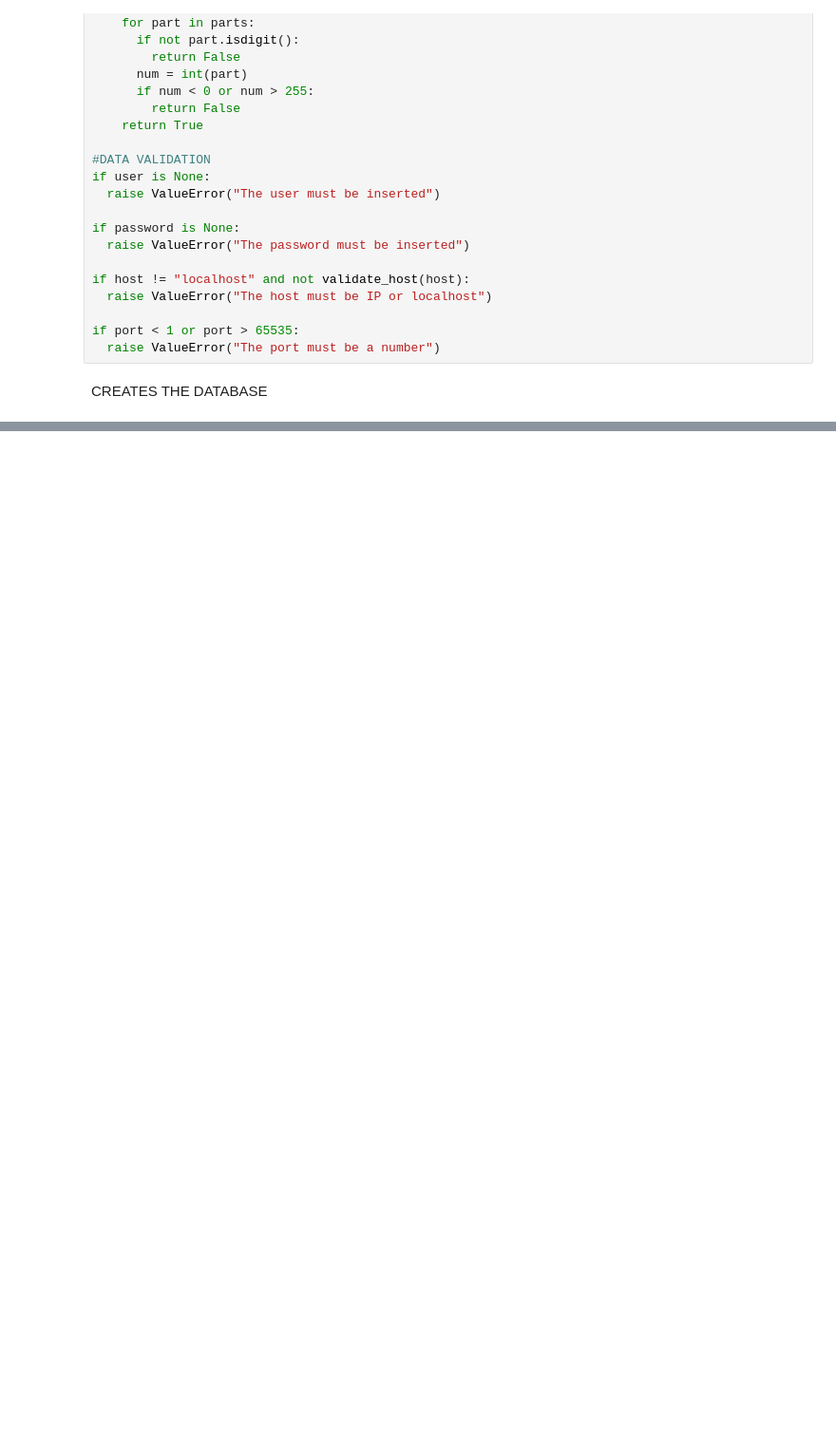
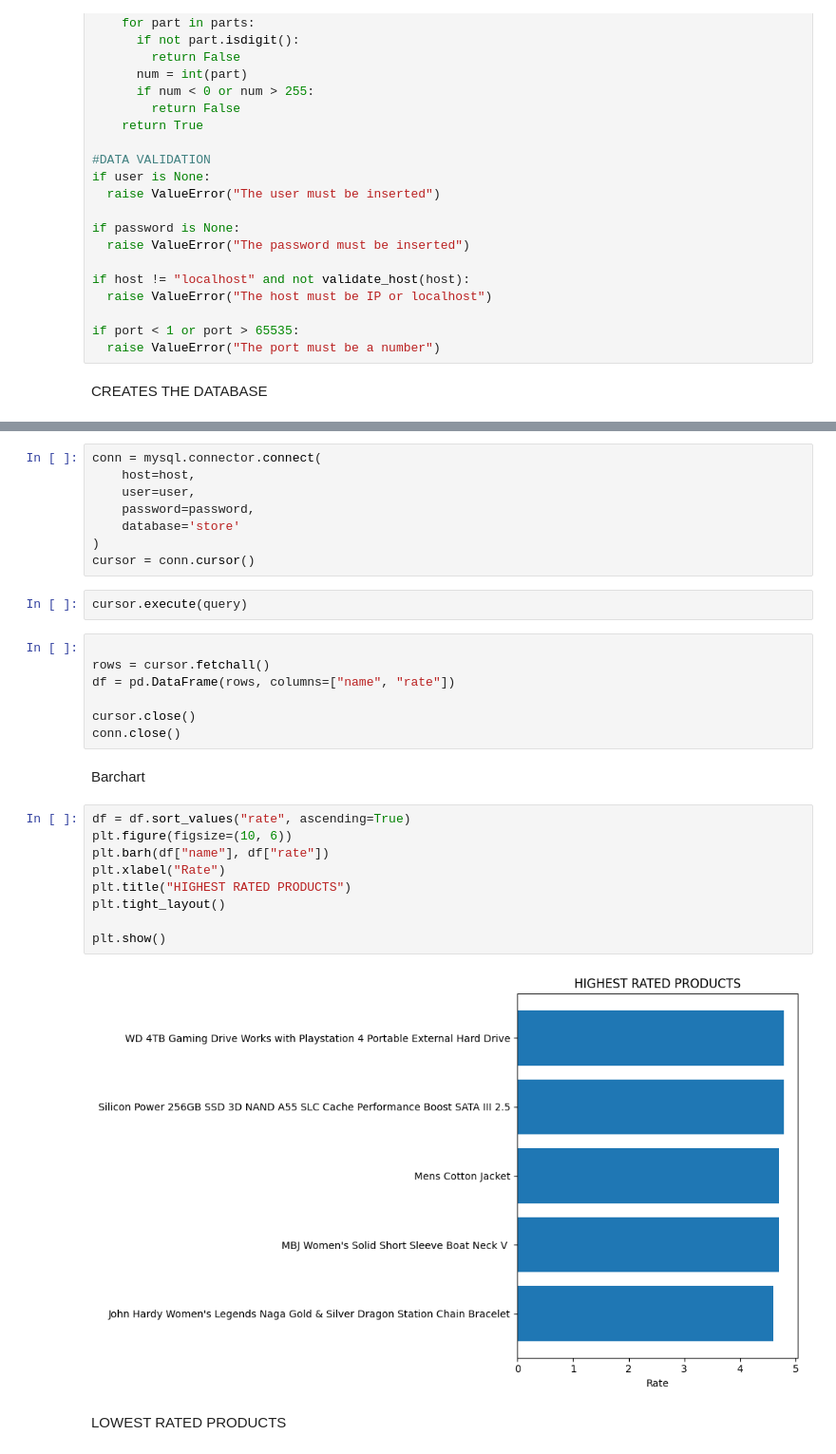
Before and after one commit to MatiasCaraballo/Store-, a Jupyter notebook: fakestore.ipynb, the cells around one changed output, grey strips where cells are left out. Shown at 95% size. Drawn from its saved outputs; the diff is of its cells as text; blank space fills up the shorter version.

Commit message:
feature: highest and lowest rated products

```diff
--- a/fakestore.ipynb
+++ b/fakestore.ipynb
@@ -343,0 +375,32 @@ STORE DATABASE SUCCESSFULLY CREATED.
+# %%
+conn = mysql.connector.connect(
+    host=host,
+    user=user,
+    password=password,
+    database='store'
+)
+cursor = conn.cursor()
+# %%
+cursor.execute(query)
+# %%
+
+rows = cursor.fetchall()
+df = pd.DataFrame(rows, columns=["name", "rate"])
+
+cursor.close()
+conn.close()
+# %% [markdown]
+Barchart
+# %%
+df = df.sort_values("rate", ascending=True)
+plt.figure(figsize=(10, 6))
+plt.barh(df["name"], df["rate"])
+plt.xlabel("Rate")
+plt.title("HIGHEST RATED PRODUCTS")
+plt.tight_layout()
+
+plt.show()
+# %% [output]
+[figure, added]
+# %% [markdown]
+LOWEST RATED PRODUCTS
```
Also changed, not shown: parts of 10 cells of this notebook, 1 other file.
